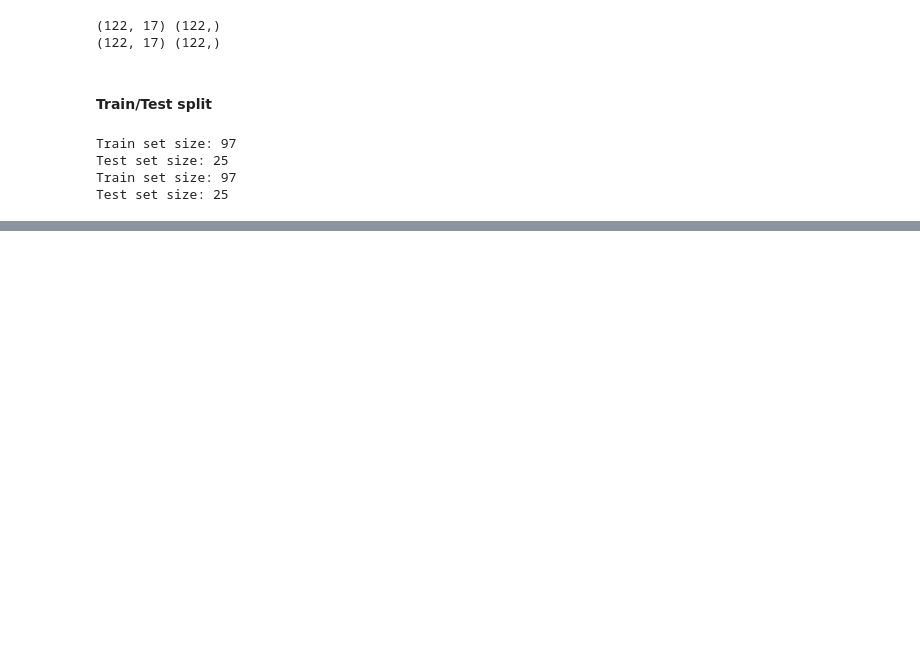
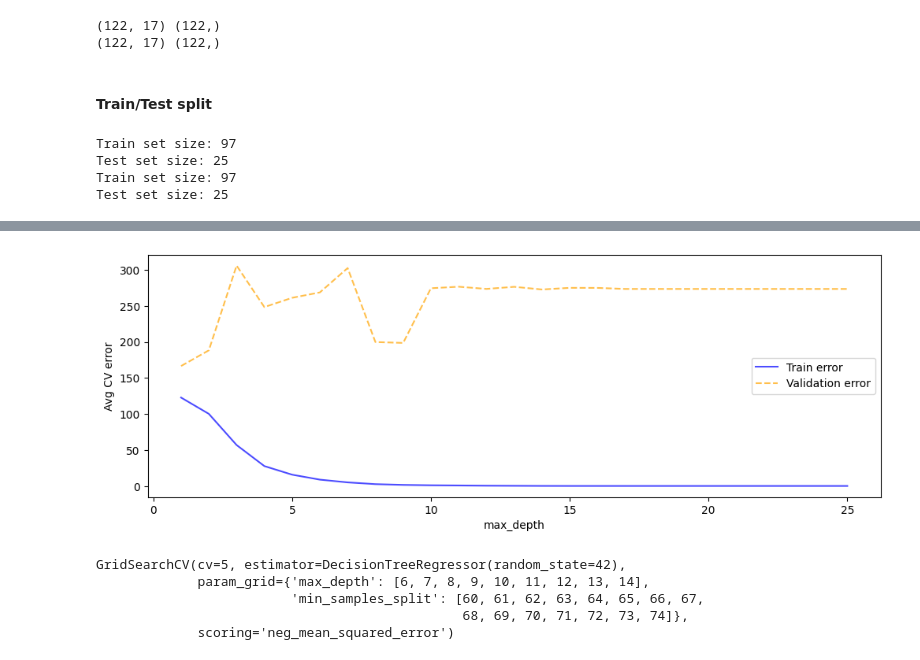
Before and after one commit to AtaErnam/CS412_Project, a Jupyter notebook: hw_score_predict.ipynb, the cells around one changed output, grey strips where cells are left out. Drawn from its saved outputs; the diff is of its cells as text; code cells hidden in the pictures; blank space fills up the shorter version.

```diff
--- a/hw_score_predict.ipynb
+++ b/hw_score_predict.ipynb
@@ -1363,0 +679,41 @@ R2 TEST: -0.0069076350718151325
+# %%
+fig, ax = plt.subplots(figsize=(12, 4))
+
+ax.plot(max_depth_arr, train_score_error_max_depth, color='blue', alpha=0.7, label='Train error')
+ax.plot(max_depth_arr, val_score_error_max_depth, color='orange', alpha=0.7, linestyle='--', label='Validation error')
+plt.legend()
+ax.set_xlabel('max_depth')
+ax.set_ylabel('Avg CV error')
+
+plt.show()
+# %% [output]
+[figure, added]
+# %%
+# param_grid represents the hyperparameters we want to try (our search space)
+param_grid = {
+    'max_depth': [i for i in range(6,15)],
+    'min_samples_split': [j for j in range(60,75)]
+}
+
+# estimator is the model we are evaluating, Decision Tree in our case
+estimator = DecisionTreeRegressor(criterion='squared_error', random_state=42)
+
+# scoring is the score used to choose the best model
+scoring='neg_mean_squared_error'
+
+# cv is the number of folds to use for cross validation
+cv = 5
+
+grid_search_decision_tree_tune = GridSearchCV(
+    estimator=estimator,
+    param_grid=param_grid,
+    scoring=scoring,
+    cv=cv
+)
+grid_search_decision_tree_tune.fit(X_train_word2vec, y_train_word2vec)
+# %% [output]
+GridSearchCV(cv=5, estimator=DecisionTreeRegressor(random_state=42),
+             param_grid={'max_depth': [6, 7, 8, 9, 10, 11, 12, 13, 14],
+                         'min_samples_split': [60, 61, 62, 63, 64, 65, 66, 67,
+                                               68, 69, 70, 71, 72, 73, 74]},
+             scoring='neg_mean_squared_error')
```
Also changed, not shown: parts of 74 cells of this notebook.
